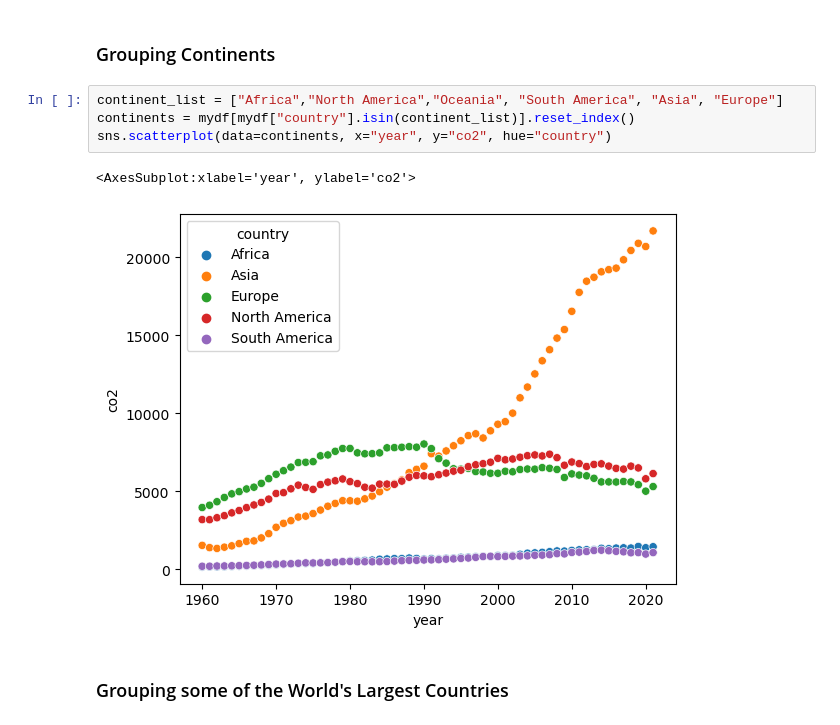
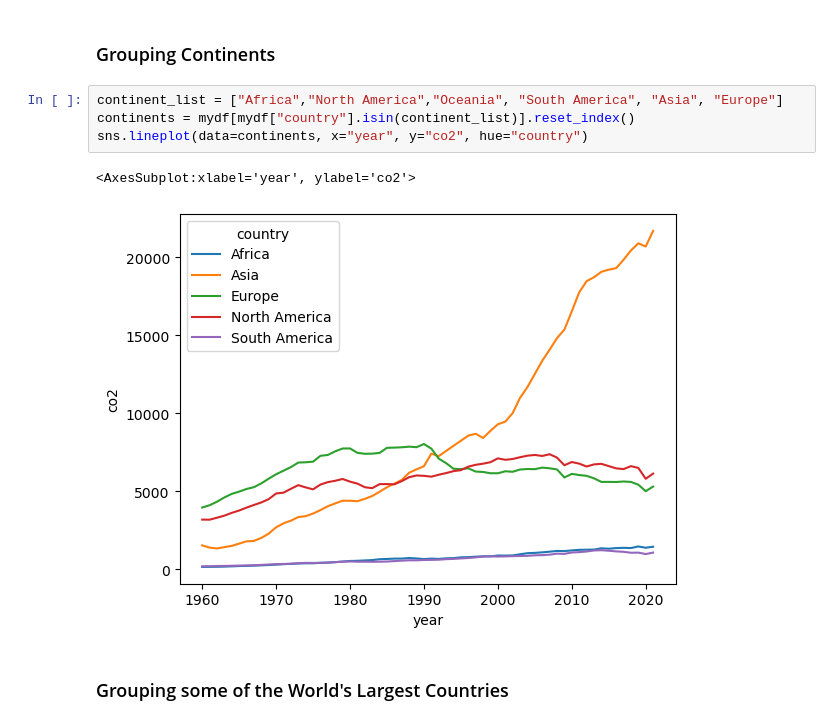
Before and after one commit to ubco-W2022T2-data301/project-group-group42, a Jupyter notebook: analysis/analysisAidan.ipynb, the cells around one changed output. Drawn from its saved outputs; the diff is of its cells as text.

```diff
--- a/analysis/analysisAidan.ipynb
+++ b/analysis/analysisAidan.ipynb
@@ -98,10 +98,10 @@ mydf.to_csv("../data/processed/processedEmissoinsData.csv")
 # %%
 continent_list = ["Africa","North America","Oceania", "South America", "Asia", "Europe"]
 continents = mydf[mydf["country"].isin(continent_list)].reset_index()
-sns.scatterplot(data=continents, x="year", y="co2", hue="country")
+sns.lineplot(data=continents, x="year", y="co2", hue="country")
 # %% [output]
 <AxesSubplot:xlabel='year', ylabel='co2'>
-[figure, old version]
+[figure, new version]
 # %% [markdown]
 ### Grouping some of the World's Largest Countries
 # %%
```
Also changed, not shown: parts of 11 cells of this notebook, 1 other file.
